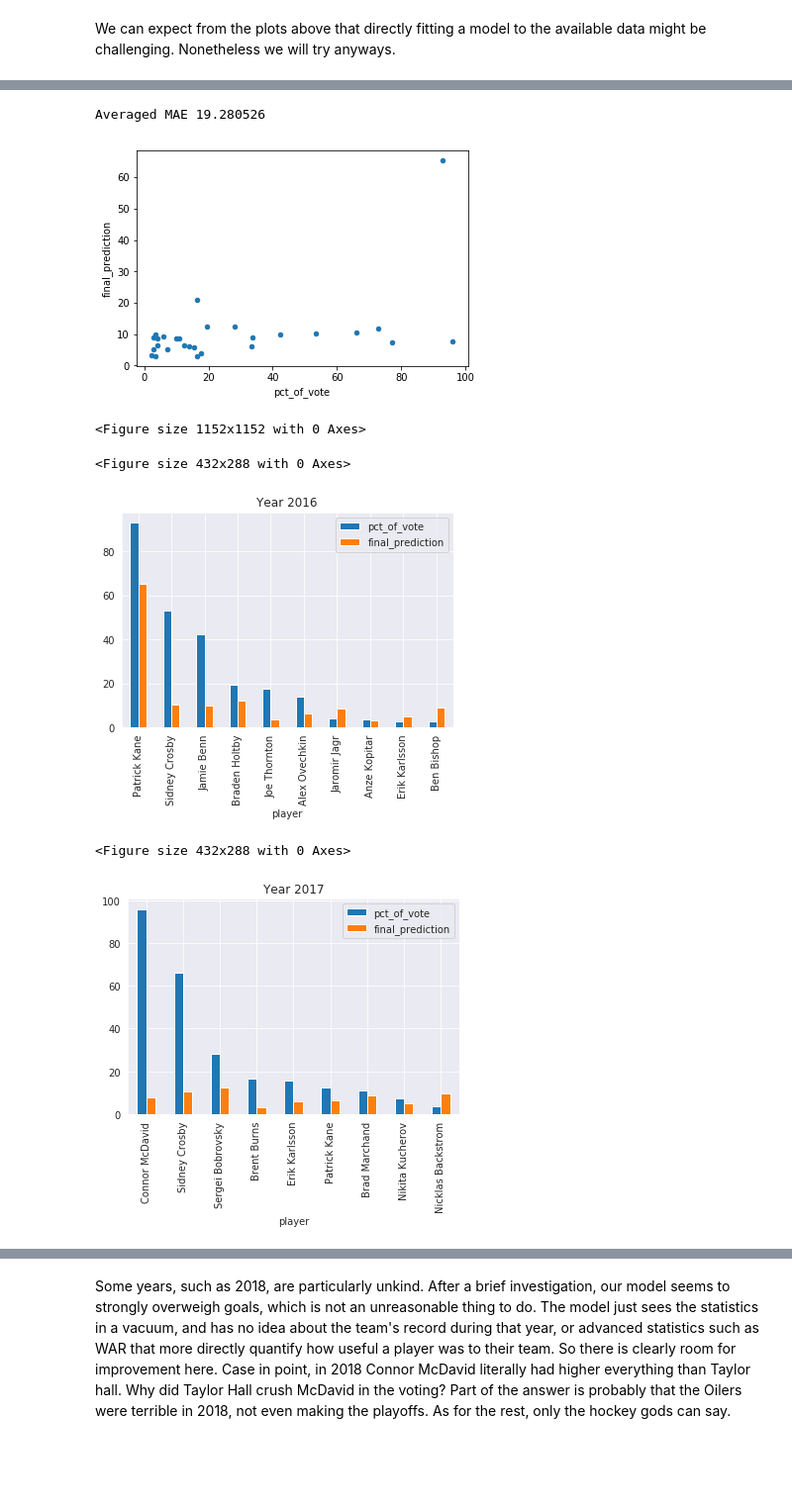
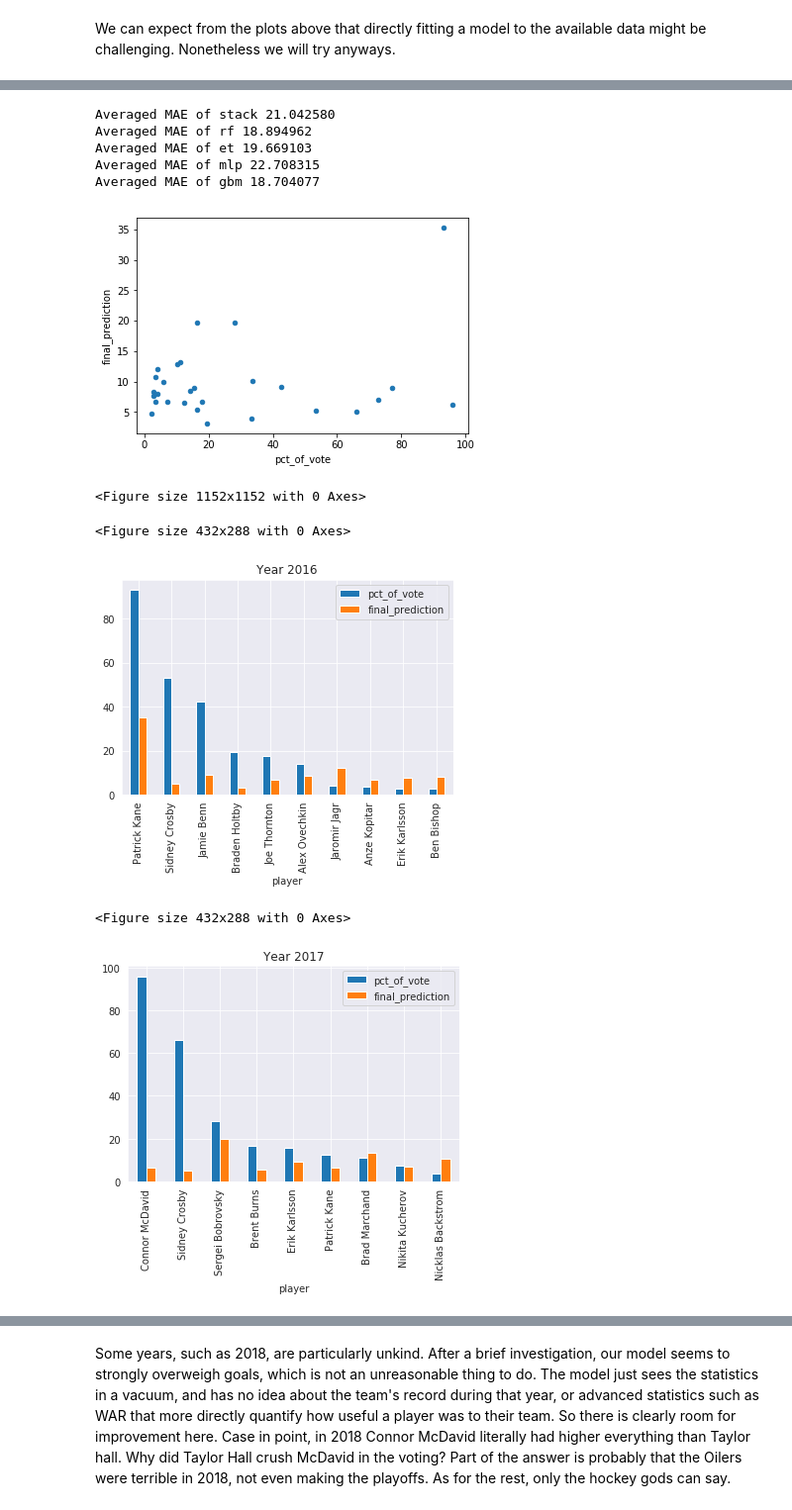
Before and after one commit to dbz10/NHL-Player-Awards, a Jupyter notebook: NHL MVP prediction.ipynb, the cells around one changed output, grey strips where cells are left out. Shown at 99% size. Drawn from its saved outputs; the diff is of its cells as text; code cells hidden in the pictures; blank space fills up the shorter version.

```diff
--- a/NHL MVP prediction.ipynb
+++ b/NHL MVP prediction.ipynb
@@ -330,7 +332,7 @@ class SklearnWrapper(object):
 def get_base_predictions(clf):
 
     clf.train(x_base,y_base)
-    return clf.predict(x_holdout)
+    return clf.predict(x_cv)
 
 # Wrapper for xgboost from sklearn courtesy of https://www.kaggle.com/mmueller/stacking-starter
 class XgbWrapper(object):
@@ -404,23 +406,23 @@ et = SklearnWrapper(clf=ExtraTreesRegressor,seed=SEED,params=et_params)
 # %%
 # use XGBoost to blend the base models
 
-lvl1_predictions = pd.DataFrame()
+cv_predictions = pd.DataFrame()
 
-lvl1_predictions["rf"] = get_base_predictions(forest)
-lvl1_predictions["xgb"] = get_base_predictions(gbm)
-lvl1_predictions["et"] = get_base_predictions(et)
-lvl1_predictions["mlp"] = get_base_predictions(mlp)
-
+cv_predictions["rf"] = get_base_predictions(forest)
+cv_predictions["xgb"] = get_base_predictions(gbm)
+cv_predictions["et"] = get_base_predictions(et)
+cv_predictions["mlp"] = get_base_predictions(mlp)
+# cv_predictions["truth"] = np.array(y_cv)
 
 
 # look at correlation map of base predictions
 plt.figure()
-zz = lvl1_predictions.corr()
-sns.heatmap(zz,annot=True,cmap="RdBu_r",vmin=-1,vmax=1);
+z = cv_predictions.corr()
+sns.heatmap(z,annot=True,cmap="RdBu_r",vmin=-1,vmax=1);
 
 # the models are decently correlated with each other.
 # this is not ideal, but that's life
 
-print(lvl1_predictions.head())
+print(cv_predictions.head())
 # %% [output]
           rf        xgb         et        mlp
@@ -433,22 +467,4 @@ print(lvl1_predictions.head())
 # %%
-# train the ensemble
-xgb_params = {
-    'seed': 0,
-    'colsample_bytree': 0.7,
-    'silent': 1,
-    'subsample': 0.7,
-    'learning_rate': 0.075,
-    'max_depth': 6,
-    'num_parallel_tree': 1,
-    'min_child_weight': 1,
-    'eval_metric': 'mae',
-    'nrounds': 350
-}
-
-stack = XgbWrapper(seed=SEED,params=xgb_params)
-
-stack.train(lvl1_predictions,y_holdout)
-
 # feature importances, out of curiosity
 # print zip(lvl1_predictions.columns,stack.feature_importances)
 
@@ -466,44 +482,51 @@ x_test_lvl2["mlp"] = mlp.predict(x_test)
 
 
 
-lvl2_prediction = stack.predict(x_test_lvl2)
 
 
-print("Averaged MAE %f" % mean_absolute_error(lvl2_prediction,y_test))
 
-test["final_prediction"] = lvl2_prediction
 
+
+test["final_prediction"] = stack.predict(x_test_lvl2)
 
 # fig = plt.figure()
 
 
 
 test.plot.scatter(x='pct_of_vote',y='final_prediction')
 
 fig = plt.figure(figsize=(16,16))
 
 # g = sns.FacetGrid(test,col="Year",height=6,orientation="h")
 # g.map(sns.barplot, 'player','pct_of_vote')
 # sns.catplot(x='player', y = 'pct_of_vote',data=test,kind='bar',row='Year',sharex=False,height=14)
 
 
 # its annoyingly difficult to make a facetgrid to show the three years
 with sns.axes_style("darkgrid"):
     for year in [2016,2017,2018]:
         t = test[test['Year']==year]
         fig = plt.figure()
         t[['player','pct_of_vote','final_prediction']].head(10).plot.bar(x='player')
         plt.title("Year %i" % year)
 
 
 
-# life is hard
+print("Averaged MAE of stack %f" % mean_absolute_error(test["final_prediction"],y_test))
+print("Averaged MAE of rf %f" % mean_absolute_error(forest.predict(x_test),y_test))
+print("Averaged MAE of et %f" % mean_absolute_error(et.predict(x_test),y_test))
+print("Averaged MAE of mlp %f" % mean_absolute_error(mlp.predict(x_test),y_test))
+print("Averaged MAE of gbm %f" % mean_absolute_error(gbm.predict(x_test),y_test))
 # %% [output]
-Averaged MAE 19.280526
+Averaged MAE of stack 21.042580
+Averaged MAE of rf 18.894962
+Averaged MAE of et 19.669103
+Averaged MAE of mlp 22.708315
+Averaged MAE of gbm 18.704077
-[figure, old version]
+[figure, new version]
 <Figure size 1152x1152 with 0 Axes>
 <Figure size 432x288 with 0 Axes>
-[figure, old version]
+[figure, new version]
 <Figure size 432x288 with 0 Axes>
-[figure, old version]
+[figure, new version]
 <Figure size 432x288 with 0 Axes>
```
Also changed, not shown: parts of 8 cells of this notebook.
